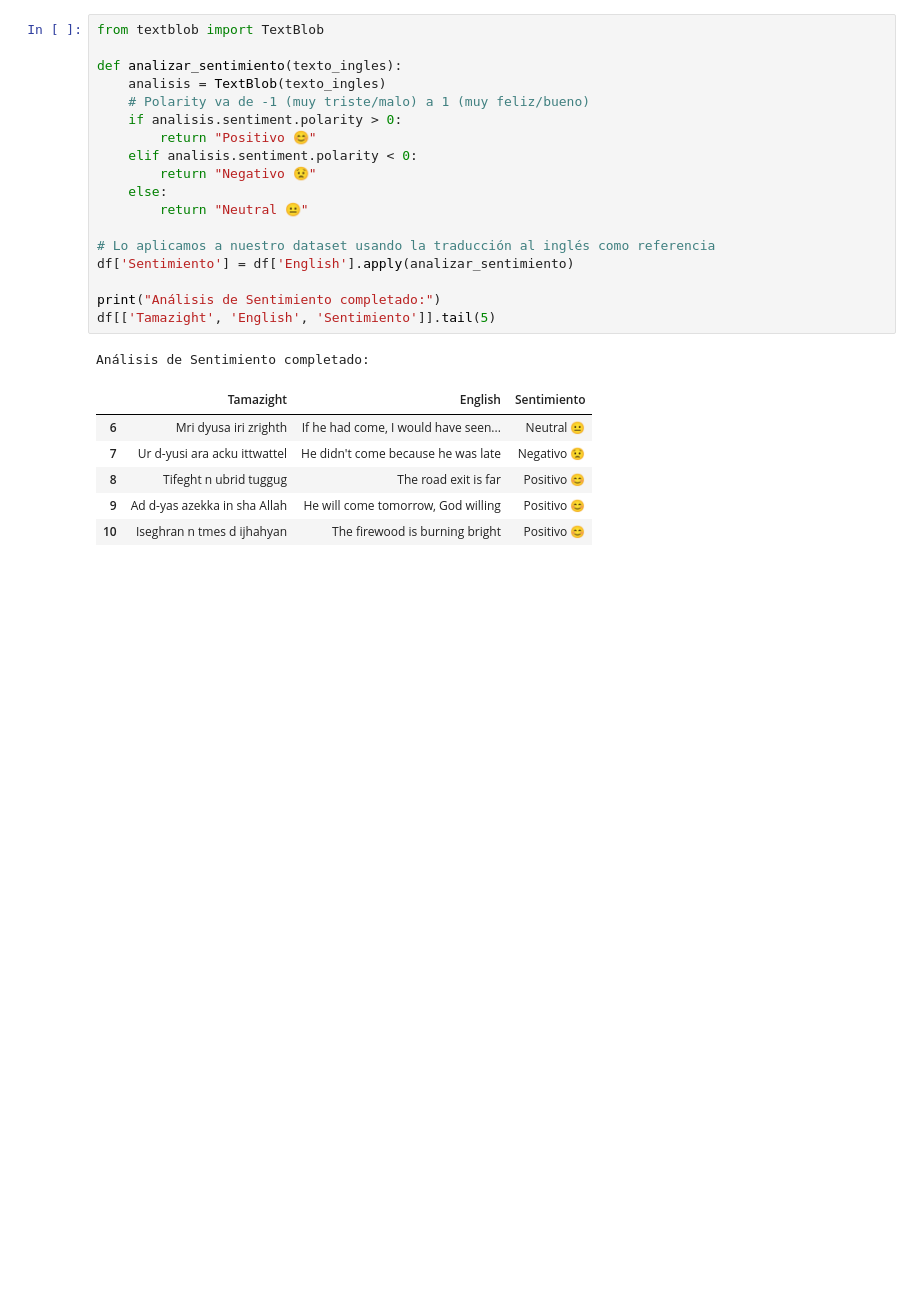
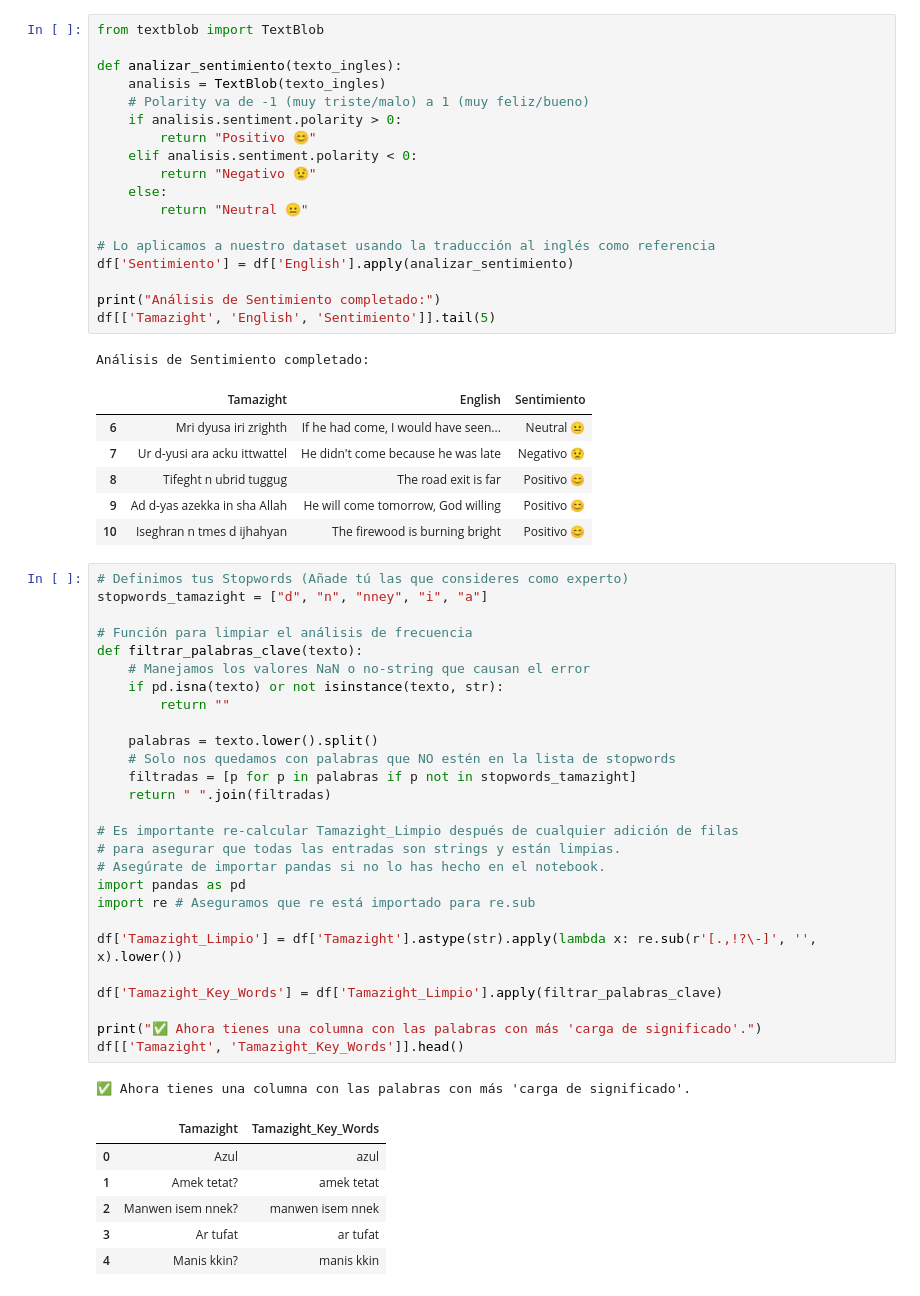
Before and after one commit to jamalinu/CursoGit, a Jupyter notebook: The_Multilingual_Low_Resource_Bridge.ipynb, the cells around one changed output. Saved outputs shown, nothing was run; the diff lists cells and outputs as text; blank space fills up the shorter version.

```diff
--- a/The_Multilingual_Low_Resource_Bridge.ipynb
+++ b/The_Multilingual_Low_Resource_Bridge.ipynb
@@ -224,3 +224,38 @@ Análisis de Sentimiento completado:
 | 8 | Tifeght n ubrid tuggug | The road exit is far | Positivo 😊 |
 | 9 | Ad d-yas azekka in sha Allah | He will come tomorrow, God willing | Positivo 😊 |
 | 10 | Iseghran n tmes d ijhahyan | The firewood is burning bright | Positivo 😊 |
+# %%
+# Definimos tus Stopwords (Añade tú las que consideres como experto)
+stopwords_tamazight = ["d", "n", "nney", "i", "a"]
+
+# Función para limpiar el análisis de frecuencia
+def filtrar_palabras_clave(texto):
+    # Manejamos los valores NaN o no-string que causan el error
+    if pd.isna(texto) or not isinstance(texto, str):
+        return ""
+
+    palabras = texto.lower().split()
+    # Solo nos quedamos con palabras que NO estén en la lista de stopwords
+    filtradas = [p for p in palabras if p not in stopwords_tamazight]
+    return " ".join(filtradas)
+
+# Es importante re-calcular Tamazight_Limpio después de cualquier adición de filas
+# para asegurar que todas las entradas son strings y están limpias.
+# Asegúrate de importar pandas si no lo has hecho en el notebook.
+import pandas as pd
+import re # Aseguramos que re está importado para re.sub
+
+df['Tamazight_Limpio'] = df['Tamazight'].astype(str).apply(lambda x: re.sub(r'[.,!?\-]', '', x).lower())
+
+df['Tamazight_Key_Words'] = df['Tamazight_Limpio'].apply(filtrar_palabras_clave)
+
+print("✅ Ahora tienes una columna con las palabras con más 'carga de significado'.")
+df[['Tamazight', 'Tamazight_Key_Words']].head()
+# %% [output]
+✅ Ahora tienes una columna con las palabras con más 'carga de significado'.
+|  | Tamazight | Tamazight_Key_Words |
+| 0 | Azul | azul |
+| 1 | Amek tetat? | amek tetat |
+| 2 | Manwen isem nnek? | manwen isem nnek |
+| 3 | Ar tufat | ar tufat |
+| 4 | Manis kkin? | manis kkin |
```
Also changed, not shown: parts of 2 cells of this notebook.
